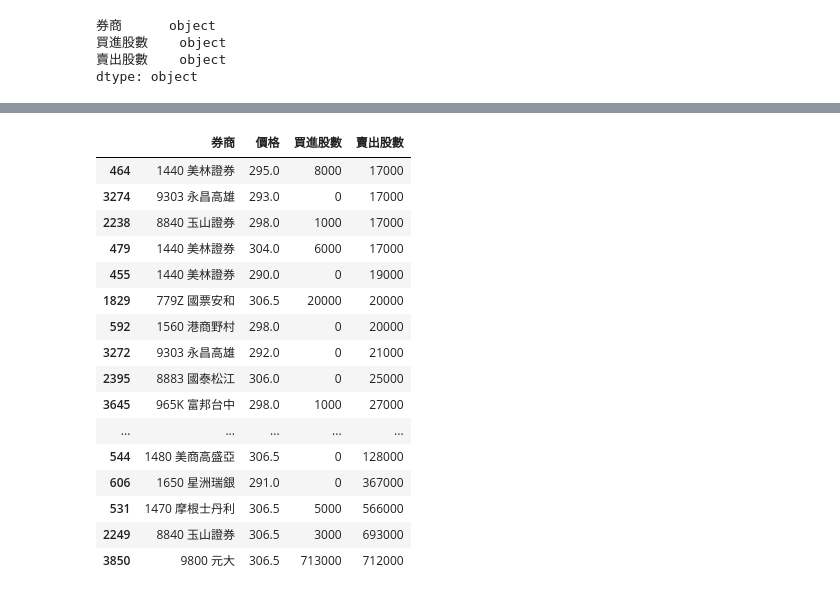
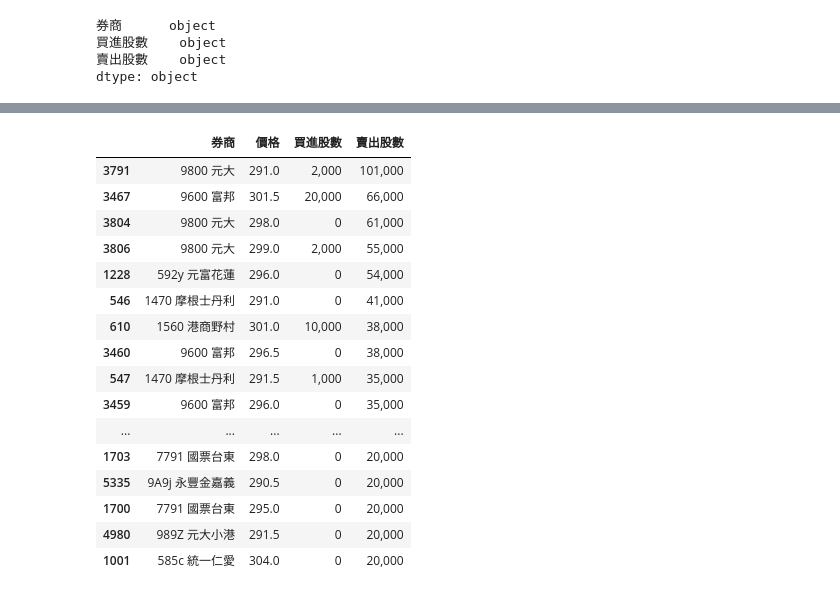
Before and after one commit to cwcheng0/practicepython, a Jupyter notebook: TaiwanStockCountOTC_3218.ipynb, the cells around one changed output, grey strips where cells are left out. Cells and saved outputs as stored; diff of their text form; code cells hidden in the pictures.

```diff
--- a/TaiwanStockCountOTC_3218.ipynb
+++ b/TaiwanStockCountOTC_3218.ipynb
@@ -8,0 +51,7 @@ import numpy as np
+# %%
+# Get today's date
+from datetime import date
+today = date.today()
+
+dd = today.strftime("%m%d")
+print("dd =", dd)
@@ -9,7 +60,8 @@ import numpy as np
 # %%
 # Check first 5 rows in a file
+# Modified date to today.
 # from tabula import
-df = pd.read_csv('3218_20200918.CSV',encoding='utf-8',skiprows=2)
+df = pd.read_csv('/content/gdrive/My Drive/ContestData/FinanceData/3218_2020'+ dd + '.CSV',encoding='utf-8',skiprows=2)
 
 # Notice datatypes changed in some columns.
 # Check first few rows.
@@ -102,8 +158,7 @@ df3.tail()
 # %%
 # Check if we need to delete the last row?
-# Check if there is a Nan?
 # delete last row
-df3.dropna(subset = ["買進股數"], inplace=True)
+df3.drop(df3.tail(1).index,inplace=True)
 df3.tail()
 # %% [output]
 |  | 序號 | 券商 | 價格 | 買進股數 | 賣出股數 |
@@ -308,6 +355,11 @@ dtype: object
 # %%
-# Sort values to get big tradings for a fixed price..
-df4 = df4.sort_values(by=['買進股數'],ascending=True)
-df4.tail(30)
+#Sort values to get big tradings.
+# 單筆買進大單的券商排序
+df4 = df4.sort_values(by=['買進股數'],ascending=False)
+
+# Add a comma into an integer column
+df4['買進股數'] = df4.apply(lambda x: "{:,}".format(x['買進股數']), axis=1)
+
+df4.head(40)
 # %% [output]
 |  | 券商 | 價格 | 買進股數 | 賣出股數 |
@@ -330,22 +382,26 @@ df4.tail(30)
 # %%
-# Reverse sort to get big tradings for a fixed price.
-df4 = df4.sort_values(by=['賣出股數'],ascending=True)
-df4.tail(30)
+# Reverse sort to get big tradings.
+df4 = df4.sort_values(by=['賣出股數'],ascending=False)
+
+# Add a comma into an integer column
+df4['賣出股數'] = df4.apply(lambda x: "{:,}".format(x['賣出股數']), axis=1)
+
+df4.head(40)
 # %% [output]
 |  | 券商 | 價格 | 買進股數 | 賣出股數 |
-| 464 | 1440 美林證券 | 295.0 | 8000 | 17000 |
-| 3274 | 9303 永昌高雄 | 293.0 | 0 | 17000 |
-| 2238 | 8840 玉山證券 | 298.0 | 1000 | 17000 |
-| 479 | 1440 美林證券 | 304.0 | 6000 | 17000 |
-| 455 | 1440 美林證券 | 290.0 | 0 | 19000 |
-| 1829 | 779Z 國票安和 | 306.5 | 20000 | 20000 |
-| 592 | 1560 港商野村 | 298.0 | 0 | 20000 |
-| 3272 | 9303 永昌高雄 | 292.0 | 0 | 21000 |
-| 2395 | 8883 國泰松江 | 306.0 | 0 | 25000 |
-| 3645 | 965K 富邦台中 | 298.0 | 1000 | 27000 |
+| 3791 | 9800 元大 | 291.0 | 2,000 | 101,000 |
+| 3467 | 9600 富邦 | 301.5 | 20,000 | 66,000 |
+| 3804 | 9800 元大 | 298.0 | 0 | 61,000 |
+| 3806 | 9800 元大 | 299.0 | 2,000 | 55,000 |
+| 1228 | 592y 元富花蓮 | 296.0 | 0 | 54,000 |
+| 546 | 1470 摩根士丹利 | 291.0 | 0 | 41,000 |
+| 610 | 1560 港商野村 | 301.0 | 10,000 | 38,000 |
+| 3460 | 9600 富邦 | 296.5 | 0 | 38,000 |
+| 547 | 1470 摩根士丹利 | 291.5 | 1,000 | 35,000 |
+| 3459 | 9600 富邦 | 296.0 | 0 | 35,000 |
 | ... | ... | ... | ... | ... |
-| 544 | 1480 美商高盛亞 | 306.5 | 0 | 128000 |
-| 606 | 1650 星洲瑞銀 | 291.0 | 0 | 367000 |
-| 531 | 1470 摩根士丹利 | 306.5 | 5000 | 566000 |
-| 2249 | 8840 玉山證券 | 306.5 | 3000 | 693000 |
-| 3850 | 9800 元大 | 306.5 | 713000 | 712000 |
+| 1703 | 7791 國票台東 | 298.0 | 0 | 20,000 |
+| 5335 | 9A9j 永豐金嘉義 | 290.5 | 0 | 20,000 |
+| 1700 | 7791 國票台東 | 295.0 | 0 | 20,000 |
+| 4980 | 989Z 元大小港 | 291.5 | 0 | 20,000 |
+| 1001 | 585c 統一仁愛 | 304.0 | 0 | 20,000 |
```
Also changed, not shown: parts of 35 cells of this notebook.
